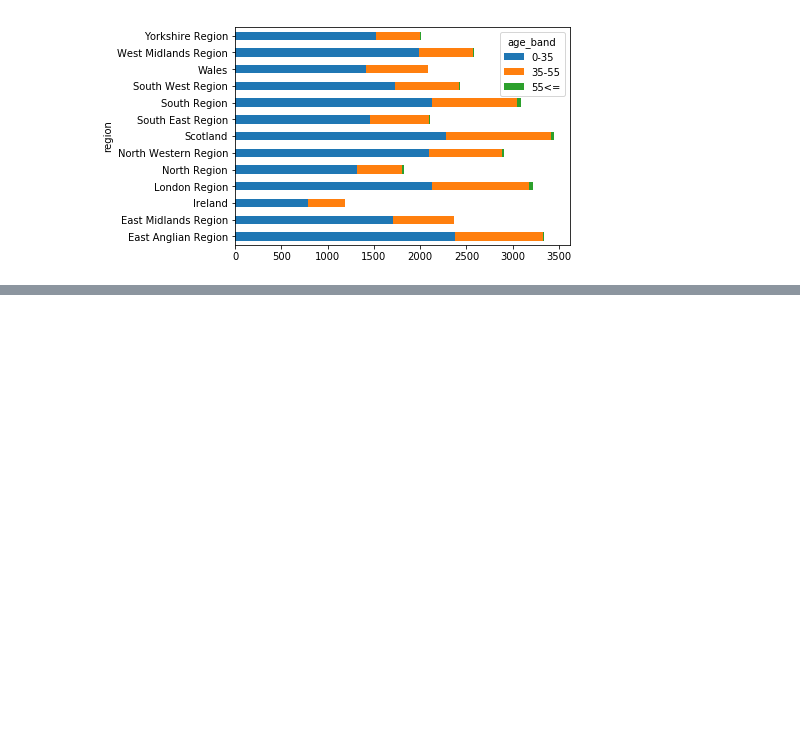
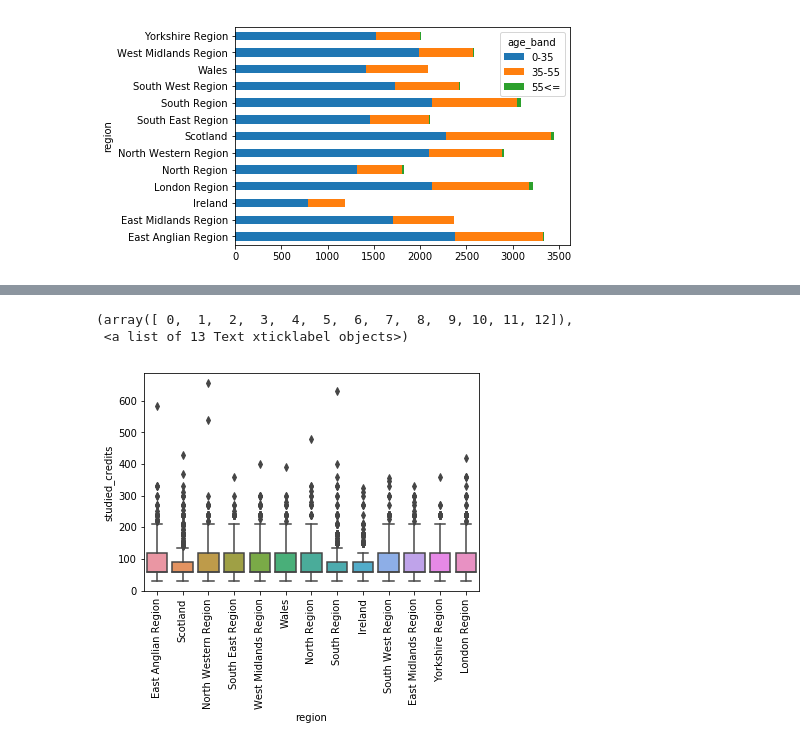
Before and after one commit to vjcalling/OULAD-data-analysis-EDA-, a Jupyter notebook: notebooks/OULAD-Open University Learning Analytics Dataset.ipynb, the cells around one changed output, grey strips where cells are left out. Drawn from its saved outputs; the diff is of its cells as text; code cells hidden in the pictures; blank space fills up the shorter version.

```diff
--- a/notebooks/OULAD-Open University Learning Analytics Dataset.ipynb
+++ b/notebooks/OULAD-Open University Learning Analytics Dataset.ipynb
@@ -302,0 +310,8 @@ pd.crosstab(studentInfo_df.region, studentInfo_df.age_band).plot.barh(stacked =
+# %%
+# plotting boxplot using seaborn
+sns.boxplot(x = 'region', y = 'studied_credits', data=studentInfo_df)
+plt.xticks(rotation = 90)
+# %% [output]
+(array([ 0,  1,  2,  3,  4,  5,  6,  7,  8,  9, 10, 11, 12]),
+ <a list of 13 Text xticklabel objects>)
+[figure, added]
```
Also changed, not shown: parts of 37 cells of this notebook, 8 other files.
